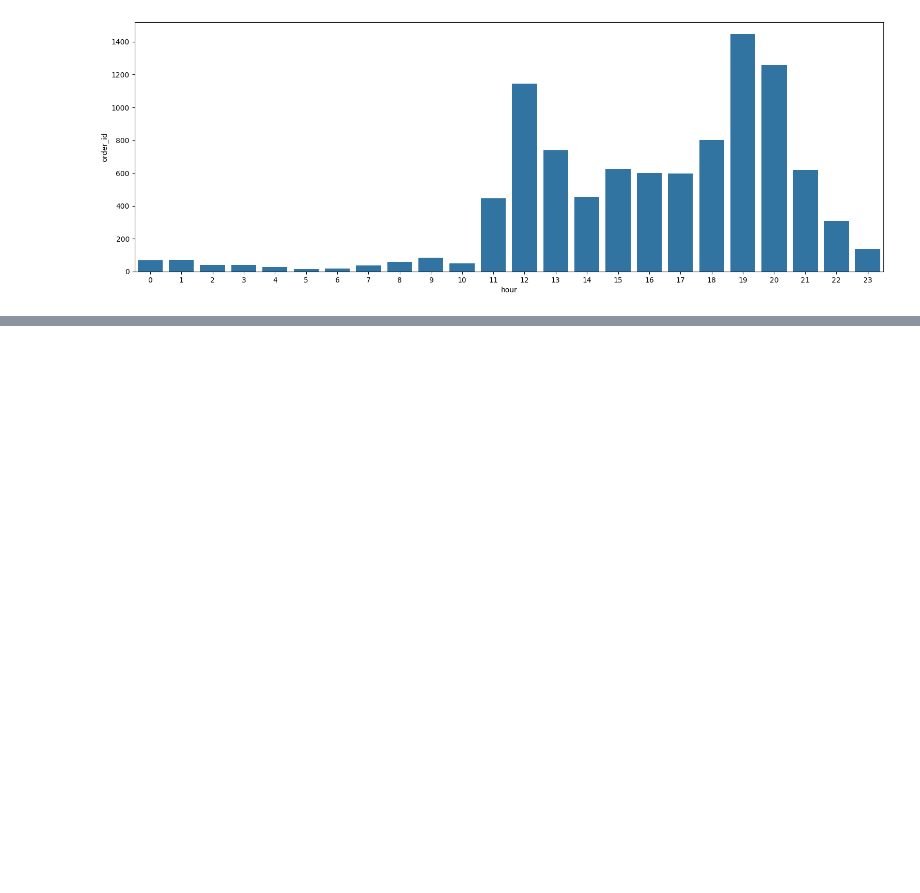
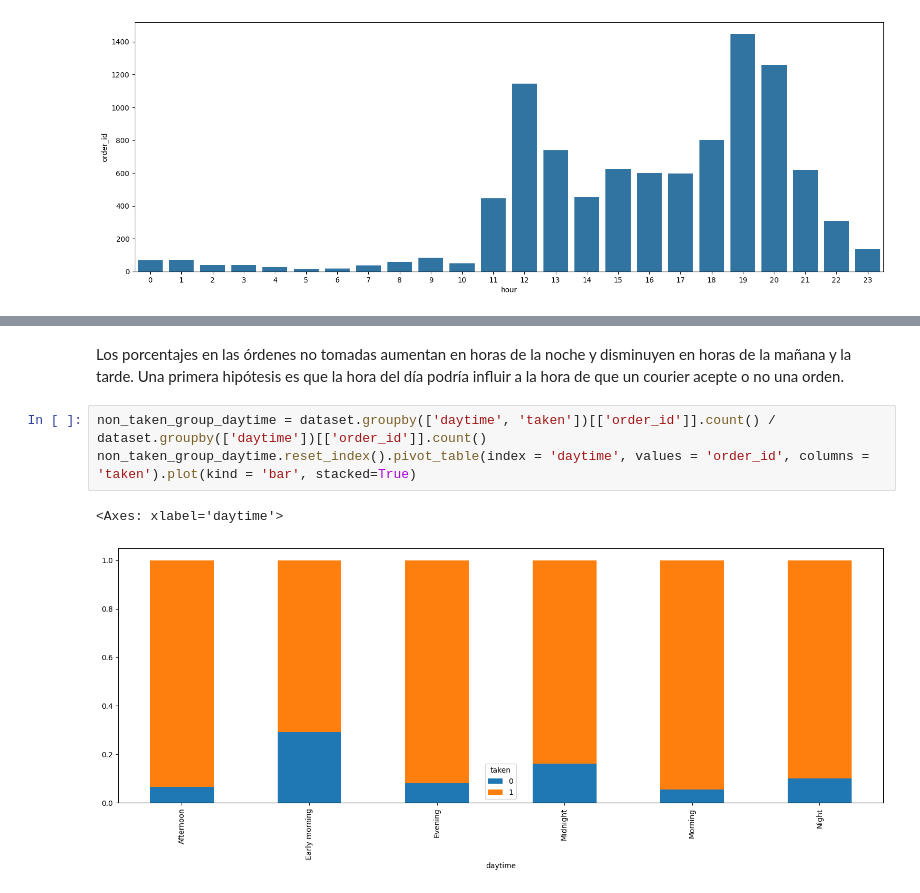
Before and after one commit to jdcarranzas/Prueba-Rappi, a Jupyter notebook: script.ipynb, the cells around one changed output, grey strips where cells are left out. Cells and saved outputs as stored; diff of their text form; blank space fills up the shorter version.

```diff
--- a/script.ipynb
+++ b/script.ipynb
@@ -211,0 +221,8 @@ dataset.groupby(['daytime'])[['order_id']].count().transform(lambda x: x/sum(x))
+# %% [markdown]
+Los porcentajes en las órdenes no tomadas aumentan en horas de la noche y disminuyen en horas de la mañana y la tarde. Una primera hipótesis es que la hora del día podría influir a la hora de que un courier acepte o no una orden.
+# %%
+non_taken_group_daytime = dataset.groupby(['daytime', 'taken'])[['order_id']].count() / dataset.groupby(['daytime'])[['order_id']].count()
+non_taken_group_daytime.reset_index().pivot_table(index = 'daytime', values = 'order_id', columns = 'taken').plot(kind = 'bar', stacked=True)
+# %% [output]
+<Axes: xlabel='daytime'>
+[figure, added]
```
Also changed, not shown: parts of 46 cells of this notebook.
